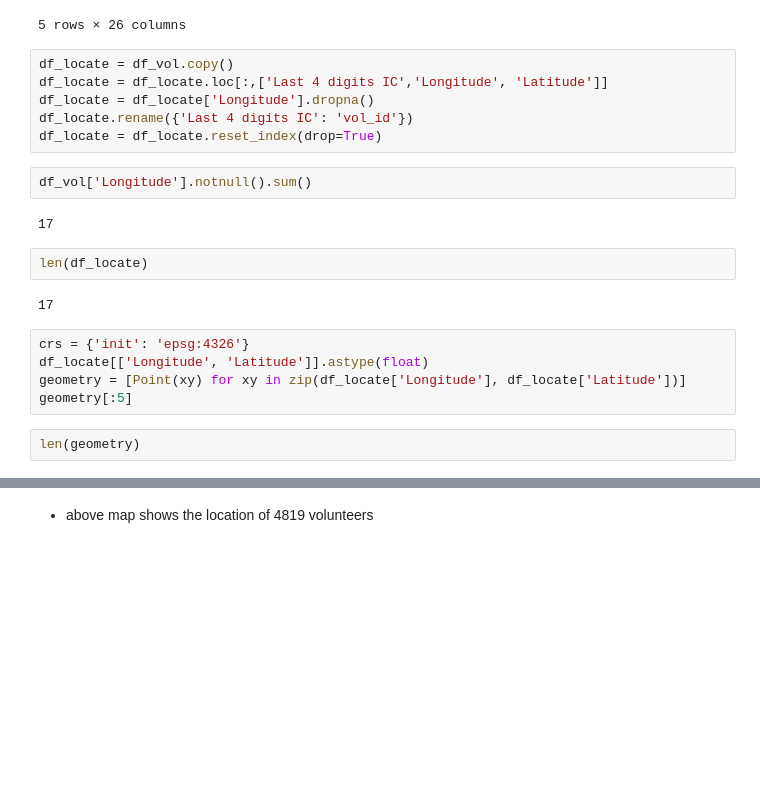
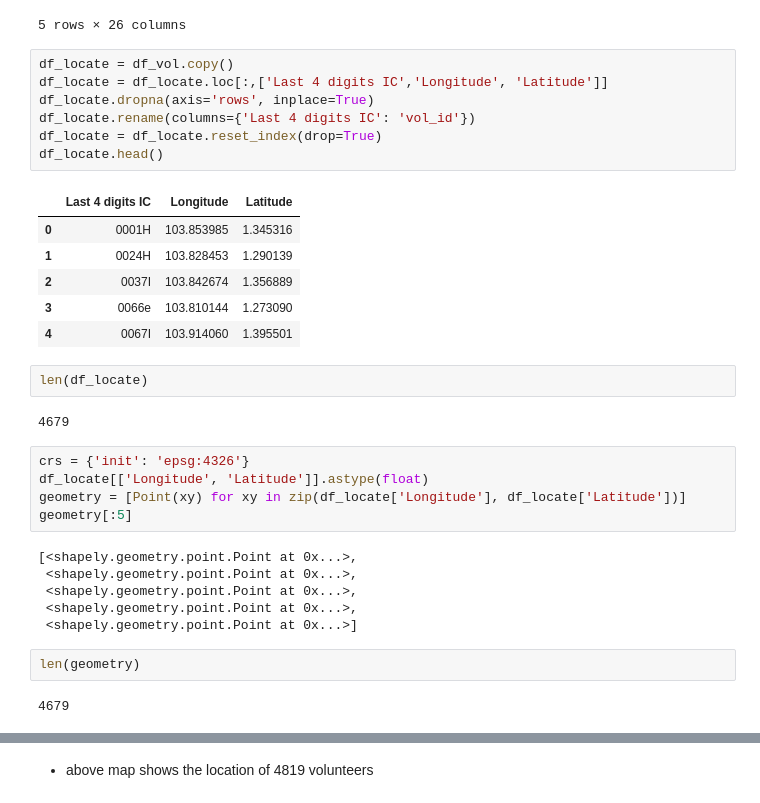
Before and after one commit to BhavNike/dsi_10_rsvp, a Jupyter notebook: Vol_locations.ipynb, the cells around one changed output, grey strips where cells are left out. Saved outputs shown, nothing was run; the diff lists cells and outputs as text; blank space fills up the shorter version.

```diff
--- a/Vol_locations.ipynb
+++ b/Vol_locations.ipynb
@@ -141,24 +161,36 @@ df_vol.head()
 # %%
 df_locate = df_vol.copy()
 df_locate = df_locate.loc[:,['Last 4 digits IC','Longitude', 'Latitude']]
-df_locate = df_locate['Longitude'].dropna()
-df_locate.rename({'Last 4 digits IC': 'vol_id'})
+df_locate.dropna(axis='rows', inplace=True)
+df_locate.rename(columns={'Last 4 digits IC': 'vol_id'})
 df_locate = df_locate.reset_index(drop=True)
+df_locate.head()
+# %% [output]
+|  | Last 4 digits IC | Longitude | Latitude |
+| 0 | 0001H | 103.853985 | 1.345316 |
+| 1 | 0024H | 103.828453 | 1.290139 |
+| 2 | 0037I | 103.842674 | 1.356889 |
+| 3 | 0066e | 103.810144 | 1.273090 |
+| 4 | 0067I | 103.914060 | 1.395501 |
-# %%
-df_vol['Longitude'].notnull().sum()
-# %% [output]
-17
 # %%
 len(df_locate)
 # %% [output]
-17
+4679
 # %%
 crs = {'init': 'epsg:4326'}
 df_locate[['Longitude', 'Latitude']].astype(float)
 geometry = [Point(xy) for xy in zip(df_locate['Longitude'], df_locate['Latitude'])]
 geometry[:5]
+# %% [output]
+[<shapely.geometry.point.Point at 0x...>,
+ <shapely.geometry.point.Point at 0x...>,
+ <shapely.geometry.point.Point at 0x...>,
+ <shapely.geometry.point.Point at 0x...>,
+ <shapely.geometry.point.Point at 0x...>]
 # %%
 len(geometry)
+# %% [output]
+4679
 # %%
 geo_df = gpd.GeoDataFrame(df_locate, crs=crs, geometry=geometry)
 geo_df.head()
```
Also changed, not shown: parts of 3 cells of this notebook.
